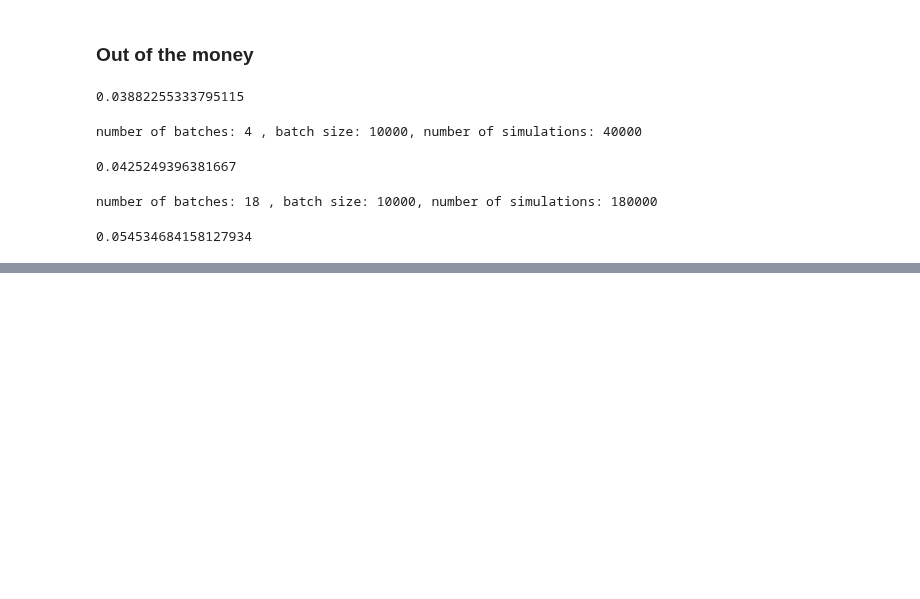
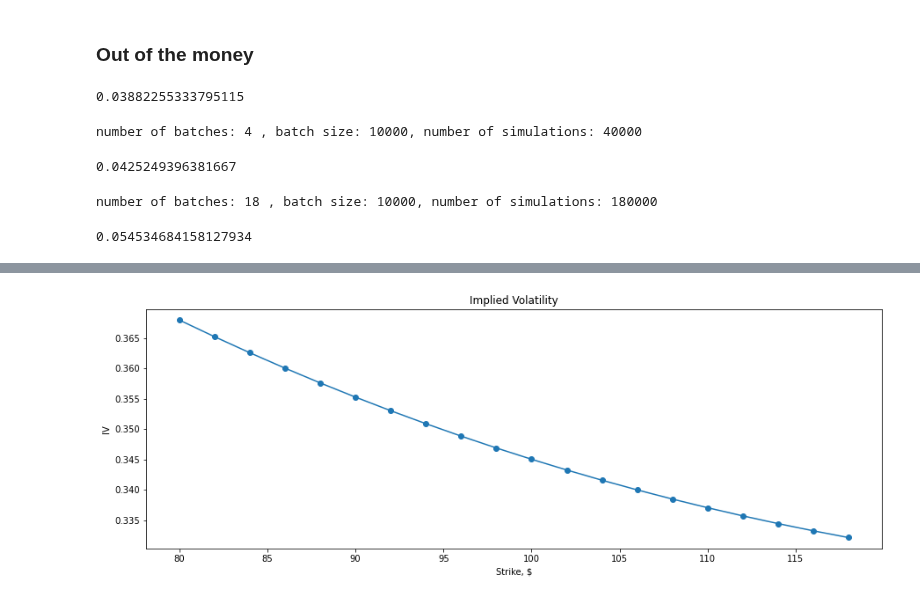
Before and after one commit to ArtemySazonov/Stochastic-Volatility-Models, a Jupyter notebook: Presentations/Code/Untitled.ipynb, the cells around one changed output, grey strips where cells are left out. Cells and saved outputs as stored; diff of their text form; code cells hidden in the pictures; blank space fills up the shorter version.

```diff
--- a/Presentations/Code/Untitled.ipynb
+++ b/Presentations/Code/Untitled.ipynb
@@ -821,0 +870,28 @@ plt.show()
+# %%
+model = Heston(state.stock_price, heston_parameters.v0, heston_parameters.kappa,
+                         heston_parameters.vbar, heston_parameters.gamma, heston_parameters.rho, state.interest_rate)
+# %%
+
+call_price = np.zeros(20)
+
+
+for j in range(20):
+    call_price[j] = model.call_price(2., strikes[j])
+# %%
+IV = np.empty_like(call_price)
+
+for j in range(len(call_price)):
+        IV[j] = calc_iv(option=CallStockOption(strikes[j], T),
+                           state=state,
+                           option_price=call_price[j])
+# %%
+_, ax = plt.subplots(figsize=(15, 5))
+
+ax.plot(strikes, IV, "o-")
+# ax.legend()
+ax.set_xlabel("Strike, $")
+ax.set_ylabel("IV")
+ax.set_title("Implied Volatility")
+plt.show()
+# %% [output]
+[figure, added]
```
Also changed, not shown: parts of 7 cells of this notebook.
